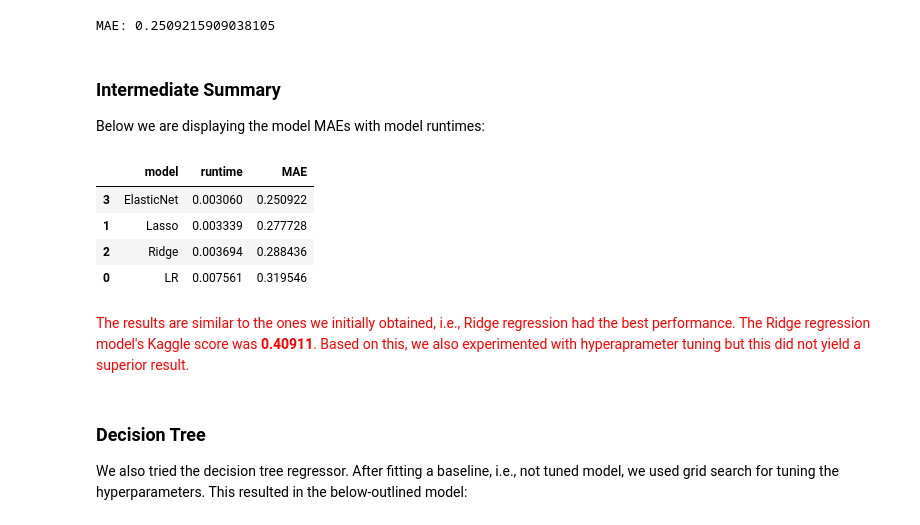
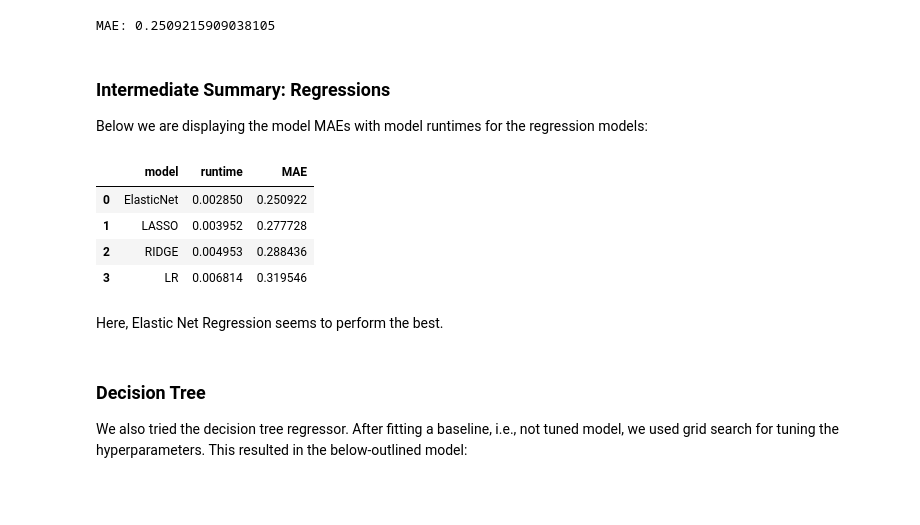
Before and after one commit to qetdr/ML-Electricity-Consumption, a Jupyter notebook: 0_CompleteNotebook.ipynb, the cells around one changed output. Saved outputs shown, nothing was run; the diff lists cells and outputs as text; code cells hidden in the pictures; blank space fills up the shorter version.

```diff
--- a/0_CompleteNotebook.ipynb
+++ b/0_CompleteNotebook.ipynb
@@ -483,10 +491,13 @@ lr.fit(train_X, train_y)
 runtime = time.time() - start
 
 # Predictions
-predict = lr.predict(val_X)
-mae = mean_absolute_error(val_y, predict)
+predict_LR = lr.predict(val_X)
+mae = mean_absolute_error(val_y, predict_LR)
 print(f'MAE: {mae}')
 
 # Append to models df
 df_models = df_models.append({'model': 'LR', 'MAE': mae, 'runtime':runtime}, ignore_index = True)
+
+# Another df for model predictions
+df_preds = pd.DataFrame({'LR': predict_LR})
 # %% [output]
@@ -500,12 +511,15 @@ lr_lasso.fit(train_X, train_y)
 runtime = time.time() - start
 
 # Predictions
-predict = lr_lasso.predict(val_X)
-mae = mean_absolute_error(val_y, predict)
+predict_LASSO = lr_lasso.predict(val_X)
+mae = mean_absolute_error(val_y, predict_LASSO)
 print(f'MAE: {mae}')
 
 # Append to models df
-df_models = df_models.append({'model': 'Lasso', 'MAE': mae, 'runtime':runtime}, ignore_index = True)
+df_models = df_models.append({'model': 'LASSO', 'MAE': mae, 'runtime':runtime}, ignore_index = True)
+
+# Add the predictions
+df_preds['LASSO'] = predict_LASSO
 # %% [output]
 MAE: 0.277727790628636
 # %% [markdown]
@@ -517,10 +531,13 @@ lr_ridge.fit(train_X, train_y)
 runtime = time.time() - start
 
 # Predictions
-predict = lr_ridge.predict(val_X)
-mae = mean_absolute_error(val_y, predict)
+predict_RIDGE = lr_ridge.predict(val_X)
+mae = mean_absolute_error(val_y, predict_RIDGE)
 print(f'MAE: {mae}')
 
 # Append to models df
-df_models = df_models.append({'model': 'Ridge', 'MAE': mae, 'runtime':runtime}, ignore_index = True)
+df_models = df_models.append({'model': 'RIDGE', 'MAE': mae, 'runtime':runtime}, ignore_index = True)
+
+# Add the predictions
+df_preds['RIDGE'] = predict_RIDGE
 # %% [output]
@@ -534,26 +551,29 @@ lr_elastic.fit(train_X, train_y)
 runtime = time.time() - start
 
 # Predictions
-predict = lr_elastic.predict(val_X)
-mae = mean_absolute_error(val_y, predict)
+predict_ElasticNet = lr_elastic.predict(val_X)
+mae = mean_absolute_error(val_y, predict_ElasticNet)
 print(f'MAE: {mae}')
 
 df_models = df_models.append({'model': 'ElasticNet', 'MAE': mae, 'runtime':runtime}, ignore_index = True)
+
+# Add the predictions
+df_preds['ElasticNet'] = predict_ElasticNet
 # %% [output]
 MAE: 0.2509215909038105
 # %% [markdown]
-### Intermediate Summary
-Below we are displaying the model MAEs with model runtimes:
+### Intermediate Summary: Regressions
+Below we are displaying the model MAEs with model runtimes for the regression models:
 # %%
-df_models.sort_values('MAE', ascending = True)
+df_models.sort_values('MAE', ascending = True).reset_index(drop = True)
 # %% [output]
 |  | model | runtime | MAE |
-| 3 | ElasticNet | 0.003060 | 0.250922 |
-| 1 | Lasso | 0.003339 | 0.277728 |
-| 2 | Ridge | 0.003694 | 0.288436 |
-| 0 | LR | 0.007561 | 0.319546 |
+| 0 | ElasticNet | 0.002850 | 0.250922 |
+| 1 | LASSO | 0.003952 | 0.277728 |
+| 2 | RIDGE | 0.004953 | 0.288436 |
+| 3 | LR | 0.006814 | 0.319546 |
 # %% [markdown]
-<font color = 'red'>The results are similar to the ones we initially obtained, i.e., Ridge regression had the best performance. The Ridge regression model's Kaggle score was **0.40911**. Based on this, we also experimented with hyperaprameter tuning but this did not yield a superior result.</font>
+Here, Elastic Net Regression seems to perform the best.
 # %% [markdown]
 ### Decision Tree
 We also tried the decision tree regressor. After fitting a baseline, i.e., not tuned model, we used grid search for tuning the hyperparameters. This resulted in the below-outlined model:
```
Also changed, not shown: parts of 58 cells of this notebook, 4 other files.
